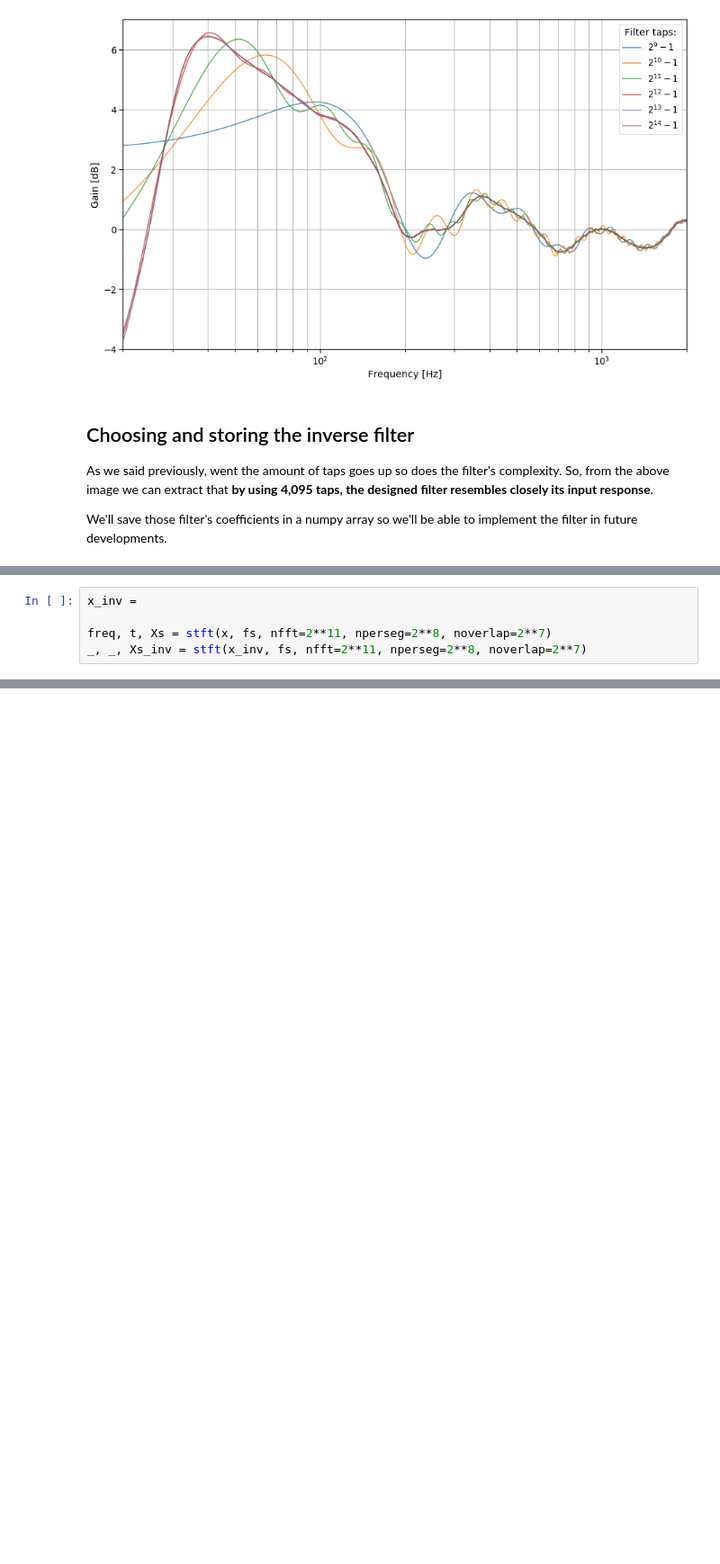
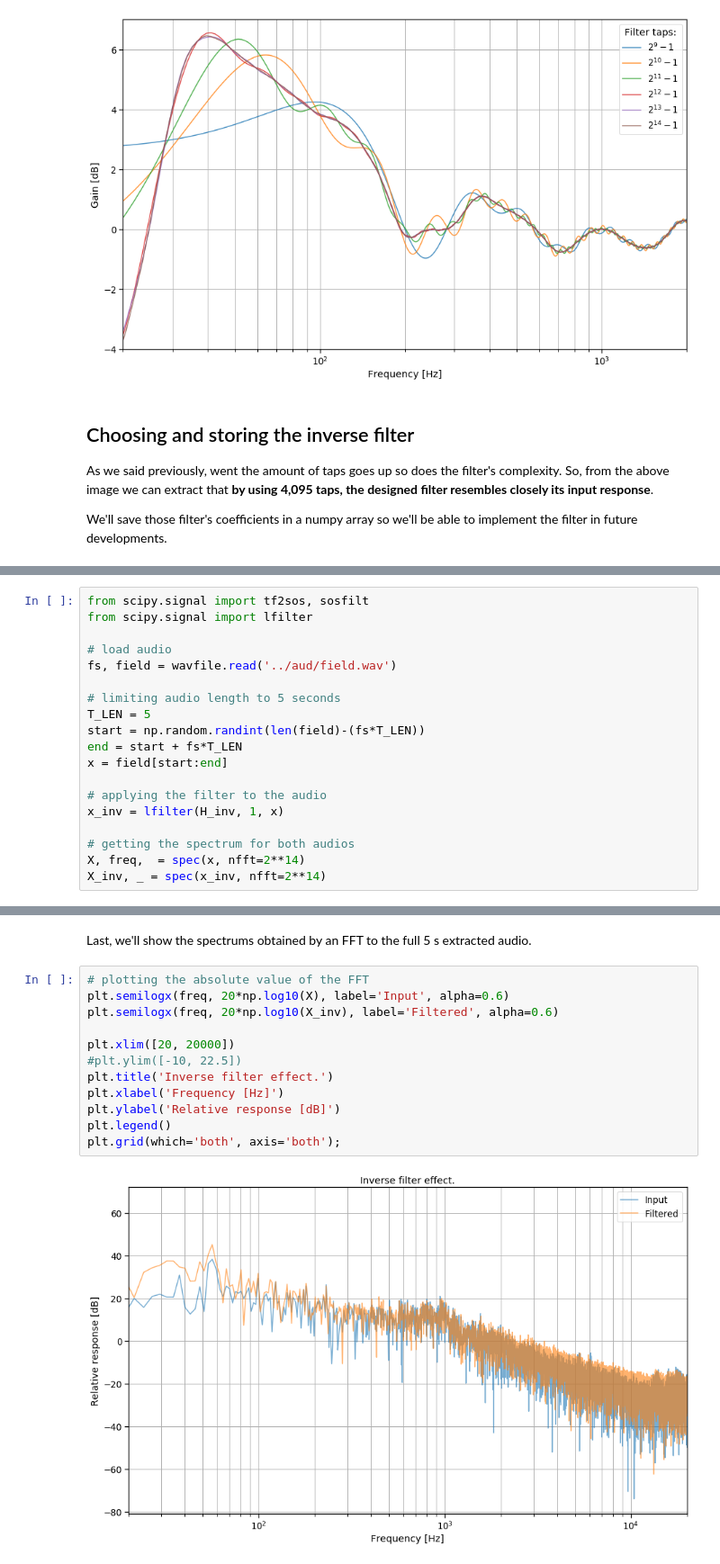
Before and after one commit to tiaqui/my_thesis, a Jupyter notebook: notebooks/1. Inverse filter design and implementation.ipynb, the cells around one changed output, grey strips where cells are left out. Shown at 90% size. Cells and saved outputs as stored; diff of their text form; blank space fills up the shorter version.

```diff
--- a/notebooks/1. Inverse filter design and implementation.ipynb
+++ b/notebooks/1. Inverse filter design and implementation.ipynb
@@ -314,5 +275,0 @@ tf2sos(b, a, pairing='nearest')
-# %%
-x_inv =
-
-freq, t, Xs = stft(x, fs, nfft=2**11, nperseg=2**8, noverlap=2**7)
-_, _, Xs_inv = stft(x_inv, fs, nfft=2**11, nperseg=2**8, noverlap=2**7)
@@ -348,0 +276,19 @@ fs, x = wavfile.read('../aud/field.wav')
+# %%
+from scipy.signal import tf2sos, sosfilt
+from scipy.signal import lfilter
+
+# load audio
+fs, field = wavfile.read('../aud/field.wav')
+
+# limiting audio length to 5 seconds
+T_LEN = 5
+start = np.random.randint(len(field)-(fs*T_LEN))
+end = start + fs*T_LEN
+x = field[start:end]
+
+# applying the filter to the audio
+x_inv = lfilter(H_inv, 1, x)
+
+# getting the spectrum for both audios
+X, freq,  = spec(x, nfft=2**14)
+X_inv, _ = spec(x_inv, nfft=2**14)
@@ -348,0 +315,16 @@ fs, x = wavfile.read('../aud/field.wav')
+# %% [markdown]
+Last, we'll show the spectrums obtained by an FFT to the full 5 s extracted audio.
+# %%
+# plotting the absolute value of the FFT
+plt.semilogx(freq, 20*np.log10(X), label='Input', alpha=0.6)
+plt.semilogx(freq, 20*np.log10(X_inv), label='Filtered', alpha=0.6)
+
+plt.xlim([20, 20000])
+#plt.ylim([-10, 22.5])
+plt.title('Inverse filter effect.')
+plt.xlabel('Frequency [Hz]')
+plt.ylabel('Relative response [dB]')
+plt.legend()
+plt.grid(which='both', axis='both');
+# %% [output]
+[figure, added]
```
Also changed, not shown: parts of 12 cells of this notebook.
